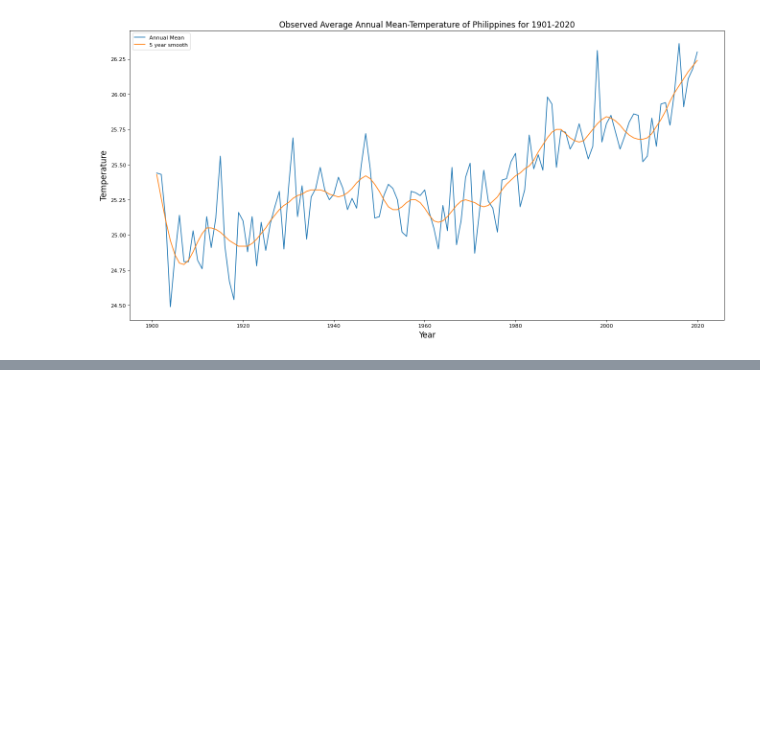
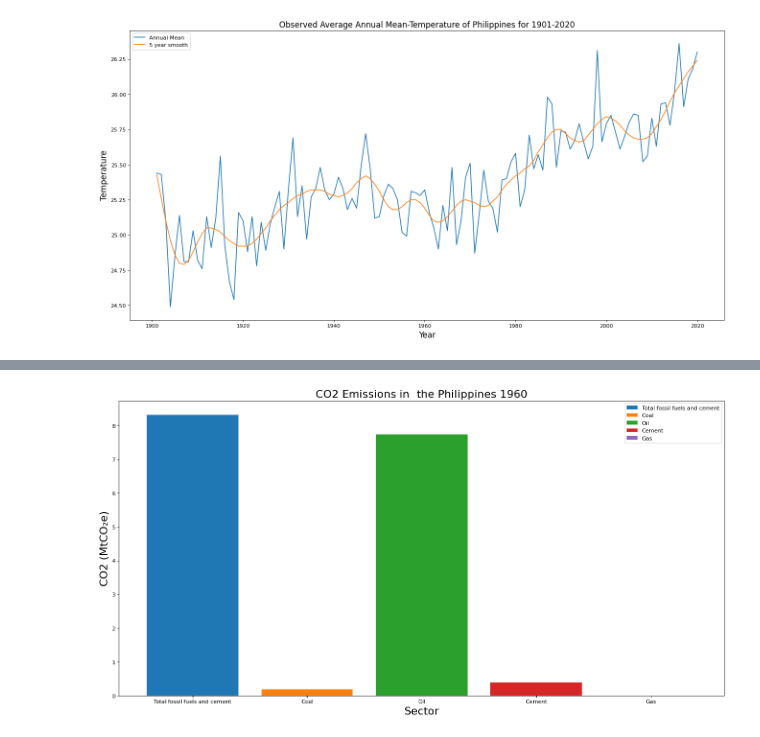
Before and after one commit to edbertocampo/Analytics-Techniques-and-Tools-Proposal-, a Jupyter notebook: Climate_Change_in_the_Philippines_through_the_Years.ipynb, the cells around one changed output, grey strips where cells are left out. Saved outputs shown, nothing was run; the diff lists cells and outputs as text; code cells hidden in the pictures; blank space fills up the shorter version.

Commit message:
Added and Plot the Historical Emissions

```diff
--- a/Climate_Change_in_the_Philippines_through_the_Years.ipynb
+++ b/Climate_Change_in_the_Philippines_through_the_Years.ipynb
@@ -20,12 +20,9 @@ monthly_min = 'https://github.com/edbertocampo/ITBA3206-PROJECT-GAIA/raw/main/da
 monthly_max = 'https://github.com/edbertocampo/ITBA3206-PROJECT-GAIA/raw/main/datasets/tasmax_timeseries_monthly_cru_1901-2020_PHL.csv'
 annual_precipitation = 'https://github.com/edbertocampo/ITBA3206-PROJECT-GAIA/raw/main/datasets/pr_timeseries_annual_cru_1901-2020_PHL.csv'
 monthly_precipitation = 'https://github.com/edbertocampo/ITBA3206-PROJECT-GAIA/raw/main/datasets/pr_timeseries_monthly_cru_1901-2020_PHL.csv'
-climatology_1 = 'https://github.com/edbertocampo/ITBA3206-PROJECT-GAIA/raw/main/datasets/tas_climatology_annual-monthly_cru_1901-1930_PHL.csv'
-climatology_2 = 'https://github.com/edbertocampo/ITBA3206-PROJECT-GAIA/raw/main/datasets/tas_climatology_annual-monthly_cru_1931-1960_PHL.csv'
-climatology_3 = 'https://github.com/edbertocampo/ITBA3206-PROJECT-GAIA/raw/main/datasets/tas_climatology_annual-monthly_cru_1961-1990_PHL.csv'
-climatology_4 = 'https://github.com/edbertocampo/ITBA3206-PROJECT-GAIA/raw/main/datasets/tas_climatology_annual-monthly_cru_1991-2020_PHL.csv'
 statistics = 'https://github.com/edbertocampo/ITBA3206-PROJECT-GAIA/raw/main/datasets/key-natural-hazard-statistics-for-1980-2020.csv'
 observe_avg = 'https://github.com/edbertocampo/ITBA3206-PROJECT-GAIA/raw/main/datasets/observed-average-annual-mean-temperature-of-philippines-for-1901-2020.csv'
+historical_emissions = 'https://github.com/edbertocampo/ITBA3206-PROJECT-GAIA/raw/main/datasets/historical_emissions.csv'
 # %% [markdown]
 # Reading and Printing the datasets(.csv files)
 # %%
@@ -37,12 +34,9 @@ monthlymin = pd.read_csv(monthly_min)
 monthlymax = pd.read_csv(monthly_max)
 annualprecipitation = pd.read_csv(annual_precipitation)
 monthlyprecipitation = pd.read_csv(monthly_precipitation)
-climatology1 = pd.read_csv(climatology_1)
-climatology2 = pd.read_csv(climatology_2)
-climatology3 = pd.read_csv(climatology_3)
-climatology4 = pd.read_csv(climatology_4)
 stats = pd.read_csv(statistics)
-ob_avg =pd.read_csv(observe_avg)
+ob_avg = pd.read_csv(observe_avg)
+emissions = pd.read_csv(historical_emissions)
 # %% [markdown]
 # Renaming Annual Mean Header
 # %%
@@ -288,0 +285,3 @@ plt.show()
+# %%
+emissions.rename(columns={'Data source': 'Data_source'}, inplace=True)
+emissions
@@ -288,0 +296,20 @@ plt.show()
+# %%
+emissions.fillna(0 , inplace=True)
+
+emissions
+# %%
+from matplotlib.pyplot import figure
+
+figure(figsize=(20, 10), dpi=80)
+plt.title('CO2 Emissions in  the Philippines 1960', fontsize=20)
+plt.bar(emissions.loc[0:0, 'Sector'], emissions.loc[0:0, '1960'], label =  'Total fossil fuels and cement')
+plt.bar(emissions.loc[1:1, 'Sector'], emissions.loc[1:1, '1960'], label =  'Coal')
+plt.bar(emissions.loc[2:2, 'Sector'], emissions.loc[2:2, '1960'], label =  'Oil')
+plt.bar(emissions.loc[3:3, 'Sector'], emissions.loc[3:3, '1960'], label =  'Cement')
+plt.bar(emissions.loc[4:4, 'Sector'], emissions.loc[4:4, '1960'], label =  'Gas')
+plt.legend()
+plt.ylabel('CO2 (MtCO₂e)', fontsize=20)
+plt.xlabel('Sector', fontsize=20)
+plt.show()
+# %% [output]
+[figure, added]
```
Also changed, not shown: parts of 5 cells of this notebook.
